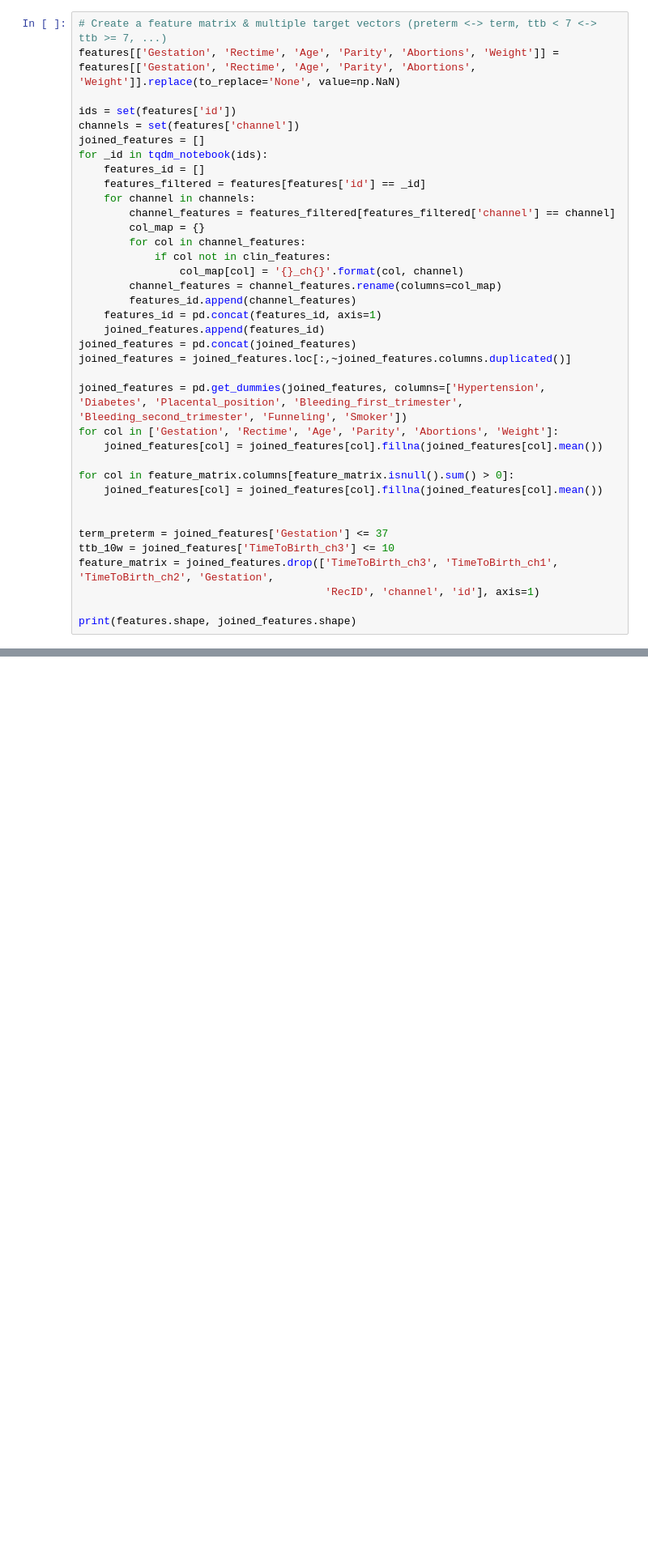
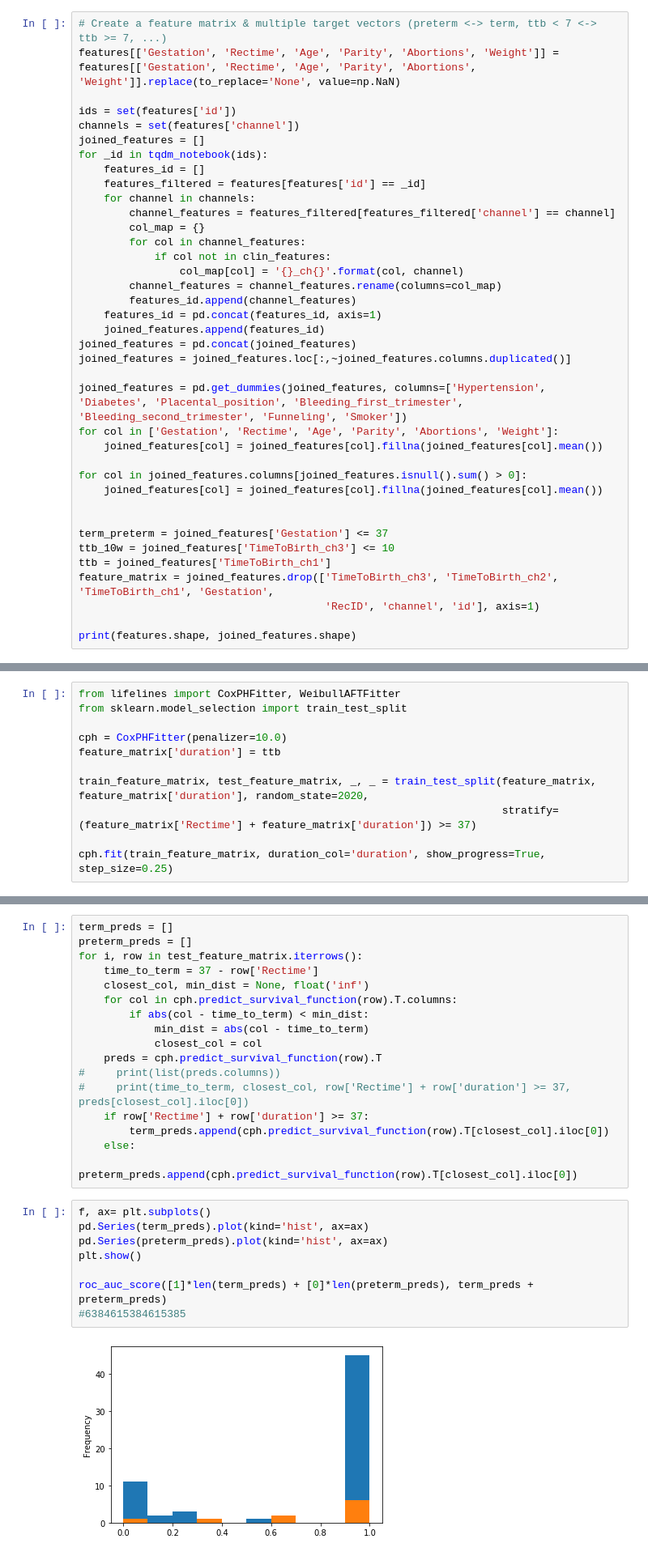
Before and after one commit to GillesVandewiele/EHG-Oversampling, a Jupyter notebook: Feature Analysis.ipynb, the cells around one changed output, grey strips where cells are left out. Shown at 81% size. Drawn from its saved outputs; the diff is of its cells as text; blank space fills up the shorter version.

```diff
--- a/Feature Analysis.ipynb
+++ b/Feature Analysis.ipynb
@@ -103,13 +327,14 @@ joined_features = pd.get_dummies(joined_features, columns=['Hypertension', 'Diab
 for col in ['Gestation', 'Rectime', 'Age', 'Parity', 'Abortions', 'Weight']:
     joined_features[col] = joined_features[col].fillna(joined_features[col].mean())
 
-for col in feature_matrix.columns[feature_matrix.isnull().sum() > 0]:
+for col in joined_features.columns[joined_features.isnull().sum() > 0]:
     joined_features[col] = joined_features[col].fillna(joined_features[col].mean())
 
 
 term_preterm = joined_features['Gestation'] <= 37
 ttb_10w = joined_features['TimeToBirth_ch3'] <= 10
-feature_matrix = joined_features.drop(['TimeToBirth_ch3', 'TimeToBirth_ch1', 'TimeToBirth_ch2', 'Gestation',
+ttb = joined_features['TimeToBirth_ch1']
+feature_matrix = joined_features.drop(['TimeToBirth_ch3', 'TimeToBirth_ch2', 'TimeToBirth_ch1', 'Gestation',
                                        'RecID', 'channel', 'id'], axis=1)
 
 print(features.shape, joined_features.shape)
@@ -118,0 +442,11 @@ print(features.shape, joined_features.shape)
+# %%
+from lifelines import CoxPHFitter, WeibullAFTFitter
+from sklearn.model_selection import train_test_split
+
+cph = CoxPHFitter(penalizer=10.0)
+feature_matrix['duration'] = ttb
+
+train_feature_matrix, test_feature_matrix, _, _ = train_test_split(feature_matrix, feature_matrix['duration'], random_state=2020,
+                                                                   stratify=(feature_matrix['Rectime'] + feature_matrix['duration']) >= 37)
+
+cph.fit(train_feature_matrix, duration_col='duration', show_progress=True, step_size=0.25)
@@ -118,0 +456,27 @@ print(features.shape, joined_features.shape)
+# %%
+term_preds = []
+preterm_preds = []
+for i, row in test_feature_matrix.iterrows():
+    time_to_term = 37 - row['Rectime']
+    closest_col, min_dist = None, float('inf')
+    for col in cph.predict_survival_function(row).T.columns:
+        if abs(col - time_to_term) < min_dist:
+            min_dist = abs(col - time_to_term)
+            closest_col = col
+    preds = cph.predict_survival_function(row).T
+#     print(list(preds.columns))
+#     print(time_to_term, closest_col, row['Rectime'] + row['duration'] >= 37, preds[closest_col].iloc[0])
+    if row['Rectime'] + row['duration'] >= 37:
+        term_preds.append(cph.predict_survival_function(row).T[closest_col].iloc[0])
+    else:
+        preterm_preds.append(cph.predict_survival_function(row).T[closest_col].iloc[0])
+# %%
+f, ax= plt.subplots()
+pd.Series(term_preds).plot(kind='hist', ax=ax)
+pd.Series(preterm_preds).plot(kind='hist', ax=ax)
+plt.show()
+
+roc_auc_score([1]*len(term_preds) + [0]*len(preterm_preds), term_preds + preterm_preds)
+#6384615384615385
+# %% [output]
+[figure, added]
```
Also changed, not shown: parts of 14 cells of this notebook, 1 other file.
